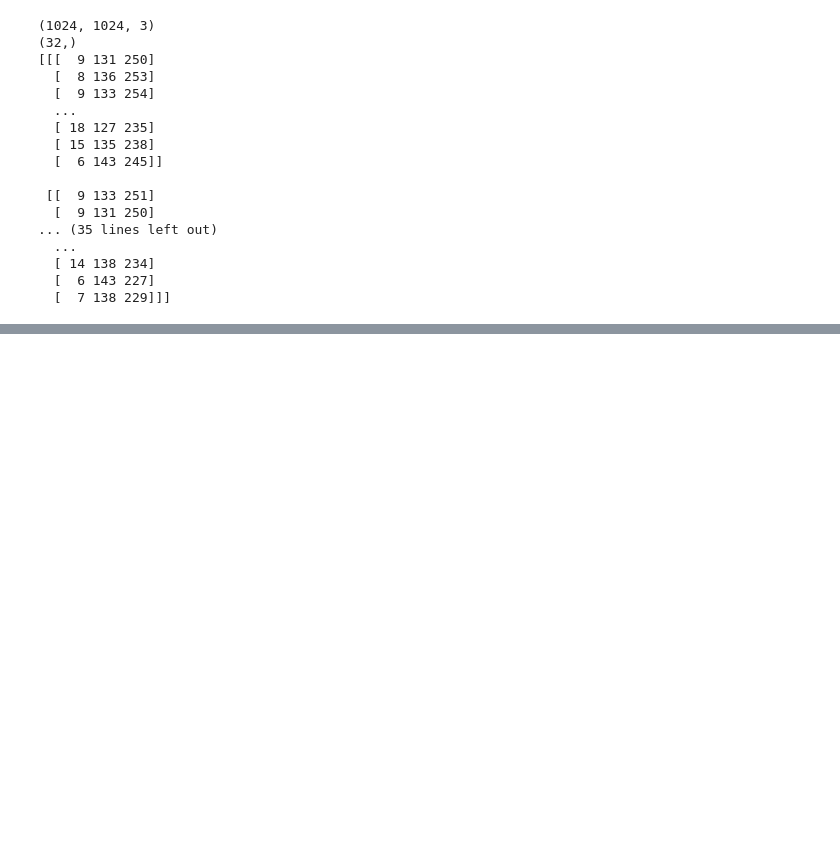
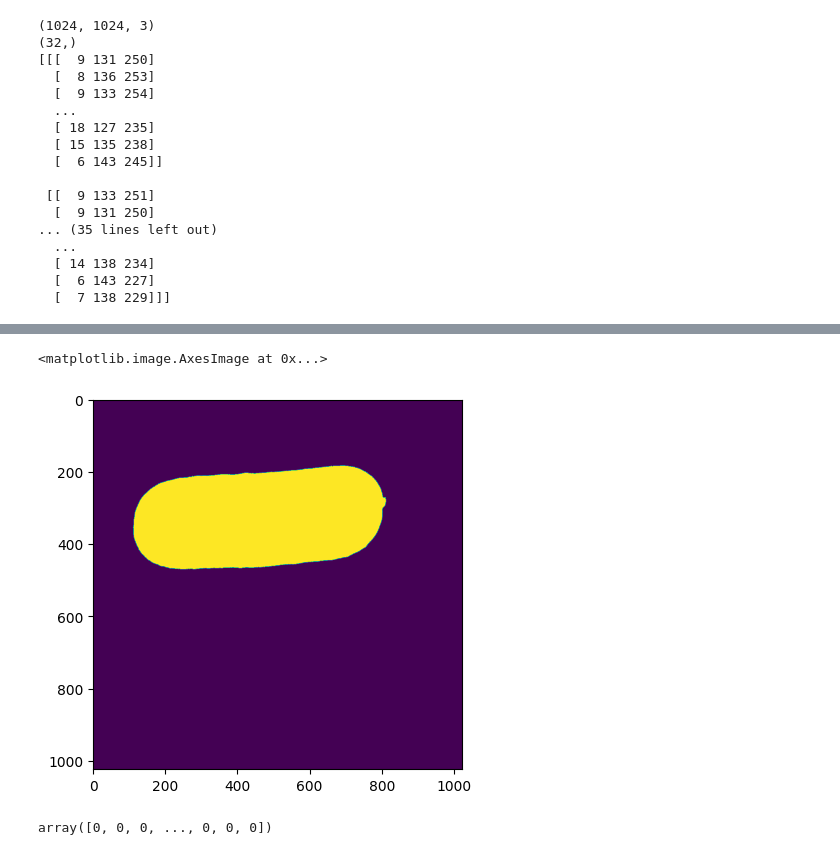
Before and after one commit to Niklas-Mezynski/fontys-cucumber-disease-ai-model, a Jupyter notebook: img_pre_processing_test.ipynb, the cells around one changed output, grey strips where cells are left out. Drawn from its saved outputs; the diff is of its cells as text; code cells hidden in the pictures; blank space fills up the shorter version.

```diff
--- a/img_pre_processing_test.ipynb
+++ b/img_pre_processing_test.ipynb
@@ -79,0 +103,11 @@ print(img_batch[0])
+# %%
+masked_img = (image[..., 2] < 150) * 1
+plt.imshow(masked_img)
+# %% [output]
+<matplotlib.image.AxesImage at 0x...>
+[figure, added]
+# %%
+# masked_img
+np.max(masked_img * 1, axis=1)
+# %% [output]
+array([0, 0, 0, ..., 0, 0, 0])
```
Also changed, not shown: parts of 3 cells of this notebook.
